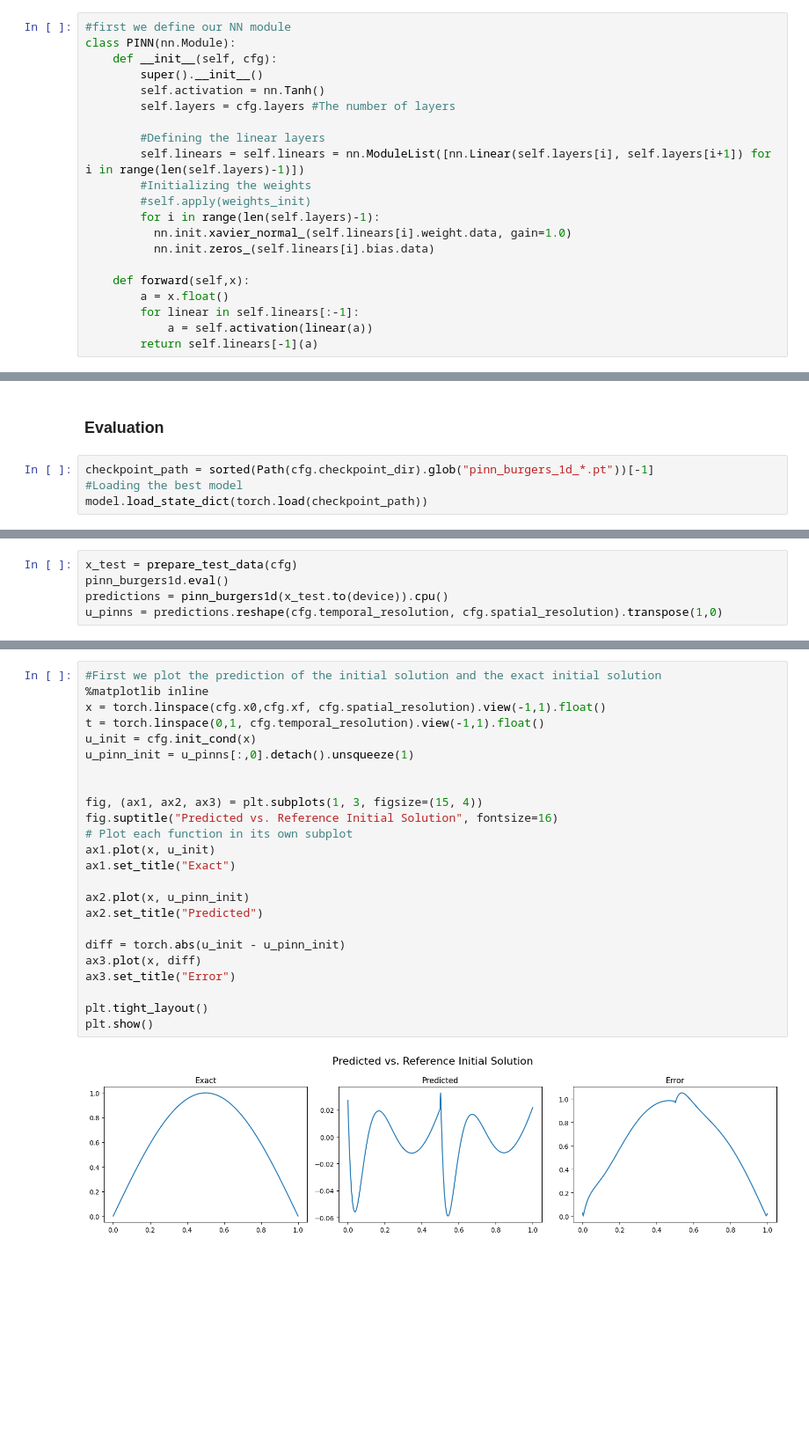
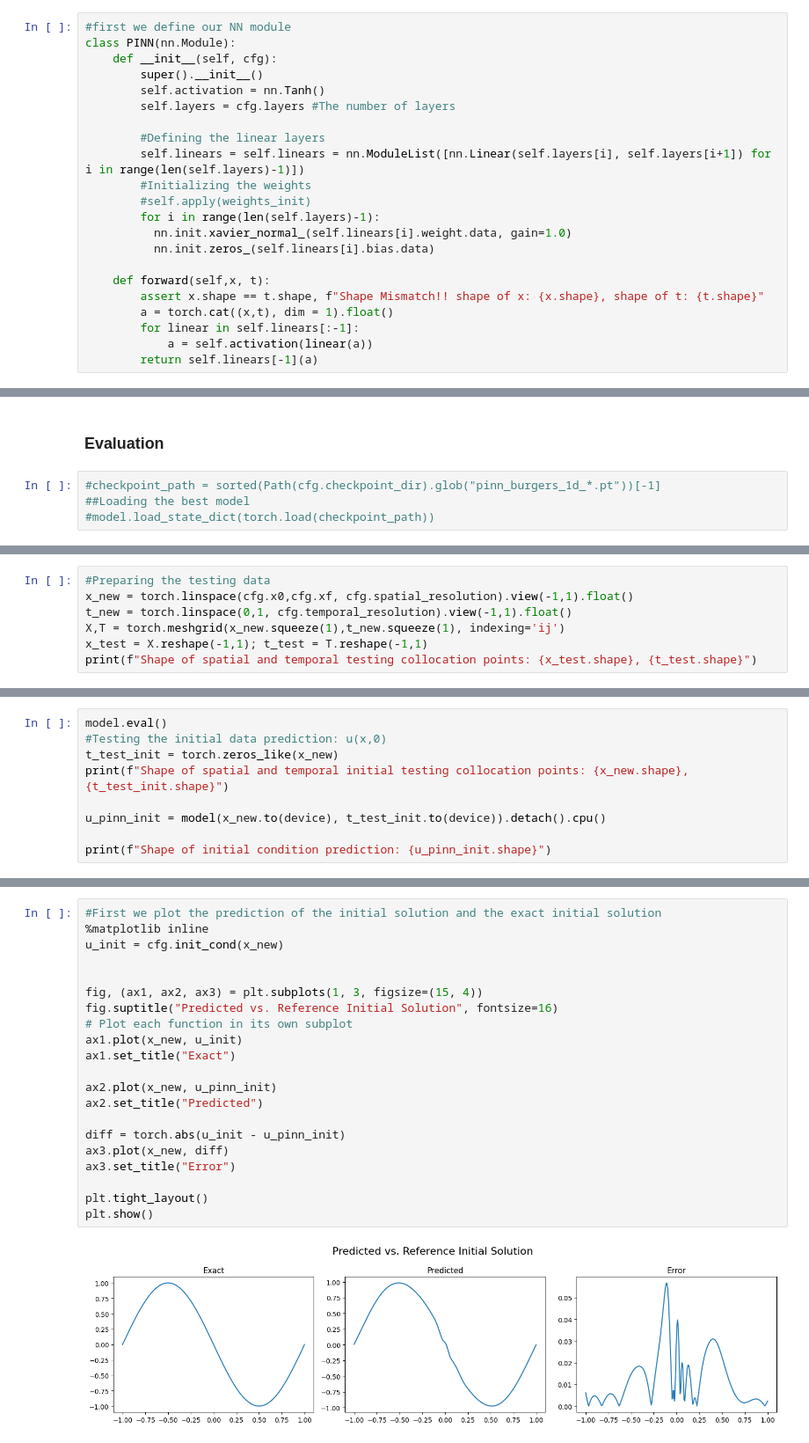
Before and after one commit to oduolaidrisA/Scientific-Machine-Learning, a Jupyter notebook: PINN_for_1d_Burgers_equation_1d.ipynb, the cells around one changed output, grey strips where cells are left out. Shown: that part at 88% size. Cells and saved outputs as stored; diff of their text form; blank space fills up the shorter version.

```diff
--- a/PINN_for_1d_Burgers_equation_1d.ipynb
+++ b/PINN_for_1d_Burgers_equation_1d.ipynb
@@ -217,8 +186,9 @@ class PINN(nn.Module):
           nn.init.xavier_normal_(self.linears[i].weight.data, gain=1.0)
           nn.init.zeros_(self.linears[i].bias.data)
 
-    def forward(self,x):
-        a = x.float()
+    def forward(self,x, t):
+        assert x.shape == t.shape, f"Shape Mismatch!! shape of x: {x.shape}, shape of t: {t.shape}"
+        a = torch.cat((x,t), dim = 1).float()
         for linear in self.linears[:-1]:
             a = self.activation(linear(a))
         return self.linears[-1](a)
@@ -411,6 +353,6 @@ Best model is saved at epoch 20000 with loss 0.001031
 # %% [markdown]
 ### Evaluation
 # %%
-checkpoint_path = sorted(Path(cfg.checkpoint_dir).glob("pinn_burgers_1d_*.pt"))[-1]
-#Loading the best model
-model.load_state_dict(torch.load(checkpoint_path))
+#checkpoint_path = sorted(Path(cfg.checkpoint_dir).glob("pinn_burgers_1d_*.pt"))[-1]
+##Loading the best model
+#model.load_state_dict(torch.load(checkpoint_path))
@@ -419,6 +366,8 @@ model.load_state_dict(torch.load(checkpoint_path))
 # %%
-x_test = prepare_test_data(cfg)
-pinn_burgers1d.eval()
-predictions = pinn_burgers1d(x_test.to(device)).cpu()
-u_pinns = predictions.reshape(cfg.temporal_resolution, cfg.spatial_resolution).transpose(1,0)
+#Preparing the testing data
+x_new = torch.linspace(cfg.x0,cfg.xf, cfg.spatial_resolution).view(-1,1).float()
+t_new = torch.linspace(0,1, cfg.temporal_resolution).view(-1,1).float()
+X,T = torch.meshgrid(x_new.squeeze(1),t_new.squeeze(1), indexing='ij')
+x_test = X.reshape(-1,1); t_test = T.reshape(-1,1)
+print(f"Shape of spatial and temporal testing collocation points: {x_test.shape}, {t_test.shape}")
 # %% [output]
@@ -425,0 +375,9 @@ The shape of the testing data is: torch.Size([45000, 2])
+# %%
+model.eval()
+#Testing the initial data prediction: u(x,0)
+t_test_init = torch.zeros_like(x_new)
+print(f"Shape of spatial and temporal initial testing collocation points: {x_new.shape}, {t_test_init.shape}")
+
+u_pinn_init = model(x_new.to(device), t_test_init.to(device)).detach().cpu()
+
+print(f"Shape of initial condition prediction: {u_pinn_init.shape}")
@@ -426,26 +387,23 @@ The shape of the testing data is: torch.Size([45000, 2])
 # %%
 #First we plot the prediction of the initial solution and the exact initial solution
 %matplotlib inline
-x = torch.linspace(cfg.x0,cfg.xf, cfg.spatial_resolution).view(-1,1).float()
-t = torch.linspace(0,1, cfg.temporal_resolution).view(-1,1).float()
-u_init = cfg.init_cond(x)
-u_pinn_init = u_pinns[:,0].detach().unsqueeze(1)
+u_init = cfg.init_cond(x_new)
 
 
 fig, (ax1, ax2, ax3) = plt.subplots(1, 3, figsize=(15, 4))
 fig.suptitle("Predicted vs. Reference Initial Solution", fontsize=16)
 # Plot each function in its own subplot
-ax1.plot(x, u_init)
+ax1.plot(x_new, u_init)
 ax1.set_title("Exact")
 
-ax2.plot(x, u_pinn_init)
+ax2.plot(x_new, u_pinn_init)
 ax2.set_title("Predicted")
 
 diff = torch.abs(u_init - u_pinn_init)
-ax3.plot(x, diff)
+ax3.plot(x_new, diff)
 ax3.set_title("Error")
 
 plt.tight_layout()
 plt.show()
 # %% [output]
-[figure, old version]
+[figure, new version]
```
Also changed, not shown: parts of 20 cells of this notebook, 4 other files.
